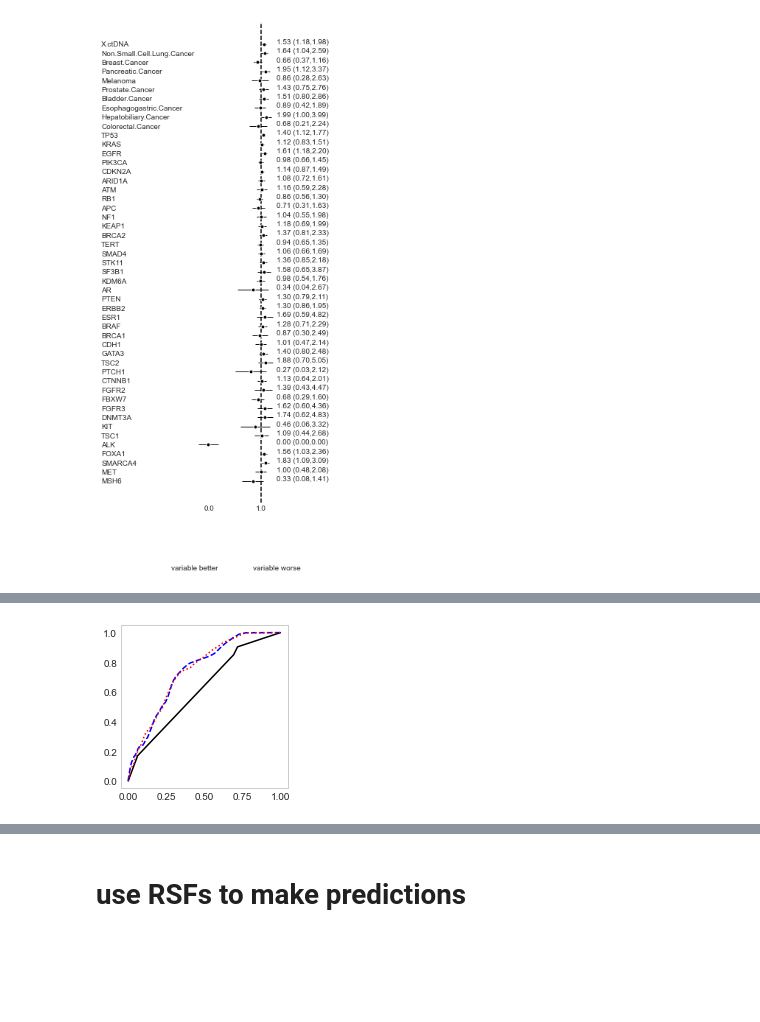
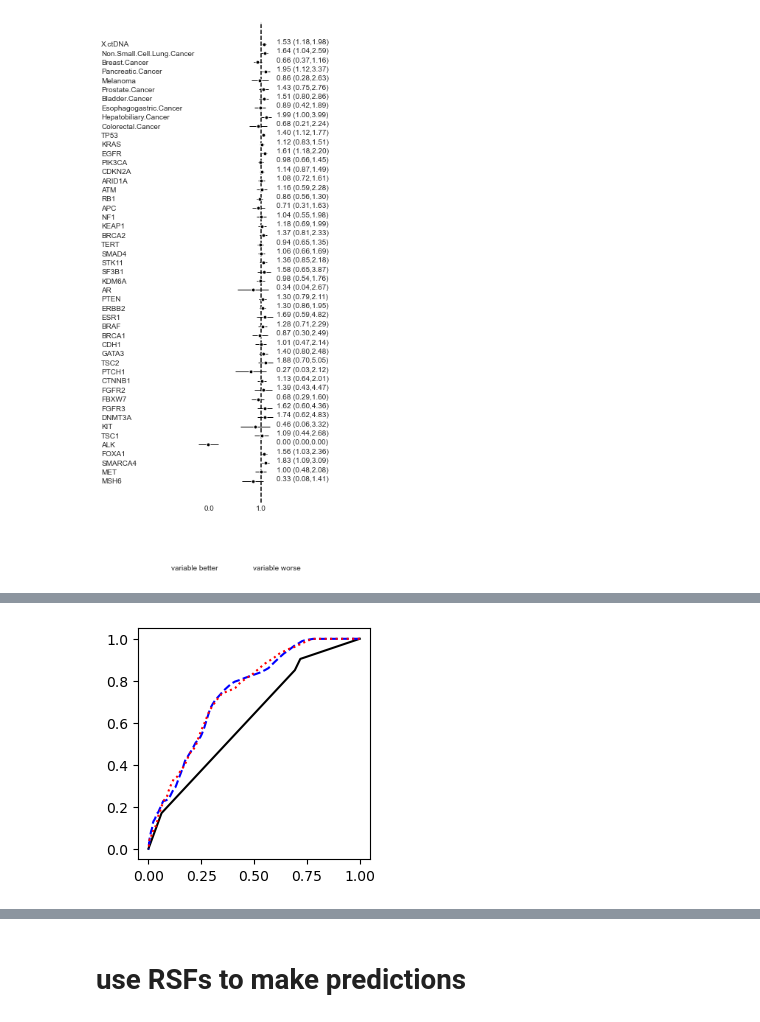
Before and after one commit to clinical-data-mining/ctDNA_CAT, a Jupyter notebook: code/VTE_visualize.ipynb, the cells around one changed output, grey strips where cells are left out. Cells and saved outputs as stored; diff of their text form; code cells hidden in the pictures; blank space fills up the shorter version.

```diff
--- a/code/VTE_visualize.ipynb
+++ b/code/VTE_visualize.ipynb
@@ -15,7 +15,7 @@ import pickle
 from lifelines import AalenJohansenFitter
 from lifelines.plotting import add_at_risk_counts
 
-plt.style.use('seaborn-whitegrid')
+#plt.style.use('seaborn-whitegrid')
 
 import warnings
 warnings.filterwarnings('ignore')
@@ -238,10 +248,18 @@ summary = pd.DataFrame(columns = columns)
 stypes = ['k','b--','r:']
 
 for i, v in enumerate(vois):
-    roc = pd.read_csv('discovery_ '+v+' _dROC.csv')
+    roc = pd.read_csv('intermediate/discovery_ '+v+' _dROC.csv')
     ax.plot(roc.FP,roc.TP,stypes[i],label=v)
 
-    idx = np.argmax(roc.TP - roc.FP)
+    #idx = np.argmax(roc.TP - roc.FP)
+    # Find the index of the first cut-off where TPR (sensitivity) ≥ 95%
+    idx_candidates = np.where(roc.TP >= 0.95)[0]
+
+    if len(idx_candidates) > 0:
+        idx = idx_candidates[-1]
+    else:
+        idx = np.argmax(roc.TP - roc.FP)  # Default to optimal cut point
+
     tp = roc.iloc[idx].TP #TPR or sensitivity
     fn = 1-tp
     fp = roc.iloc[idx].FP
@@ -255,6 +273,6 @@ for i, v in enumerate(vois):
 display(summary)
 #ax.legend()
 ax.grid(False)
-fig.savefig('discovery_ROC.pdf',format='pdf')
+fig.savefig('figures/discovery_ROC.pdf',format='pdf')
 # %% [output]
 |  | TPR (sensitivity) | FNR | FPR | TNR (specificity) | Youden's J | PPV | NPV | AUC |
@@ -268,7 +286,7 @@ fig.savefig('discovery_ROC.pdf',format='pdf')
 fig,ax = plt.subplots(figsize=(3,3))
 
 # variables of interest (corresponding to file names)
-vois = ['KHORANA.SCORE',
+vois = ['Khorana.Score',
         'LB.',
         'All'
        ]
@@ -280,10 +298,18 @@ summary = pd.DataFrame(columns = columns)
 stypes = ['k','b--','r:']
 
 for i, v in enumerate(vois):
-    roc = pd.read_csv('validation_ '+v+' _dROC.csv')
+    roc = pd.read_csv('intermediate/validation_ '+v+' _dROC.csv')
     ax.plot(roc.FP,roc.TP,stypes[i],label=v)
 
-    idx = np.argmax(roc.TP - roc.FP)
+    #idx = np.argmax(roc.TP - roc.FP)
+    # Find the index of the first cut-off where TPR (sensitivity) ≥ 95%
+    idx_candidates = np.where(roc.TP >= 0.95)[0]
+
+    if len(idx_candidates) > 0:
+        idx = idx_candidates[-1]
+    else:
+        idx = np.argmax(roc.TP - roc.FP)  # Default to optimal cut point
+
     tp = roc.iloc[idx].TP #TPR or sensitivity
     fn = 1-tp
     fp = roc.iloc[idx].FP
@@ -297,6 +323,6 @@ for i, v in enumerate(vois):
 display(summary)
 #ax.legend()
 ax.grid(False)
-fig.savefig('validation_ROC.pdf',format='pdf')
+fig.savefig('figures/validation_ROC.pdf',format='pdf')
 # %% [output]
 |  | TPR (sensitivity) | FNR | FPR | TNR (specificity) | Youden's J | PPV | NPV | AUC |
@@ -306,4 +332,4 @@ fig.savefig('validation_ROC.pdf',format='pdf')
-[figure, old version]
+[figure, new version]
 # %%
 # ROCs
 
```
Also changed, not shown: parts of 7 cells of this notebook, 12 other files.
